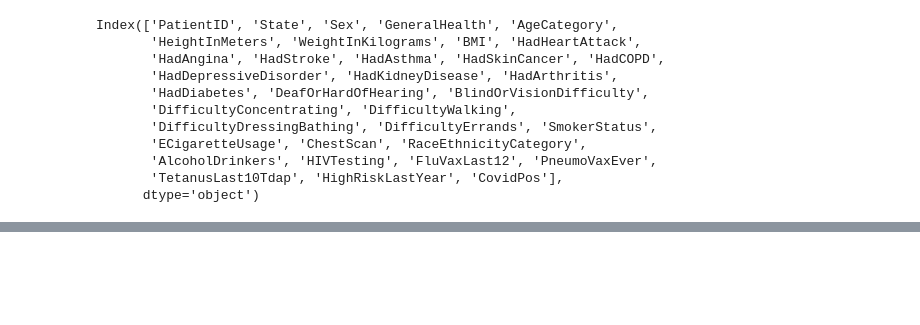
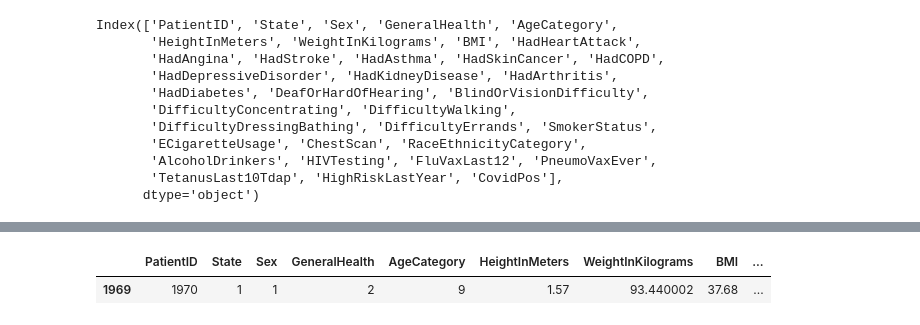
Before and after one commit to Mohamedashraf2005/DataVista, a Jupyter notebook: Core/EDA,ML/DAproject.ipynb, the cells around one changed output, grey strips where cells are left out. Drawn from its saved outputs; the diff is of its cells as text; code cells hidden in the pictures; blank space fills up the shorter version.

```diff
--- a/Core/EDA,ML/DAproject.ipynb
+++ b/Core/EDA,ML/DAproject.ipynb
@@ -1226,3 +1139,8 @@ EPS = 1.5 -> عدد الكلاسترز: 1
   Cluster 0: 4944 نقطة
 
 لا يمكن حساب Silhouette Score بسبب وجود Noise أو فقط Cluster واحد.
+# %%
+df.sample()
+# %% [output]
+|  | PatientID | State | Sex | GeneralHealth | AgeCategory | HeightInMeters | WeightInKilograms | BMI | ... |
+| 1969 | 1970 | 1 | 1 | 2 | 9 | 1.57 | 93.440002 | 37.68 | ... |
```
Also changed, not shown: parts of 23 cells of this notebook, 4 other files.
